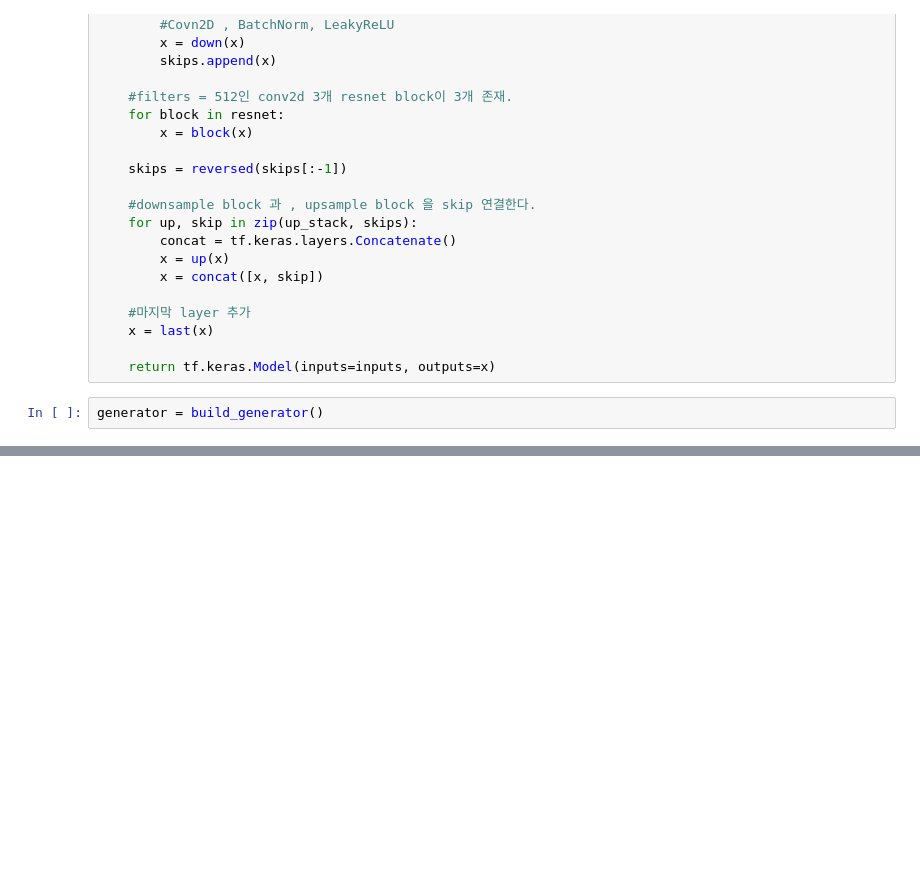
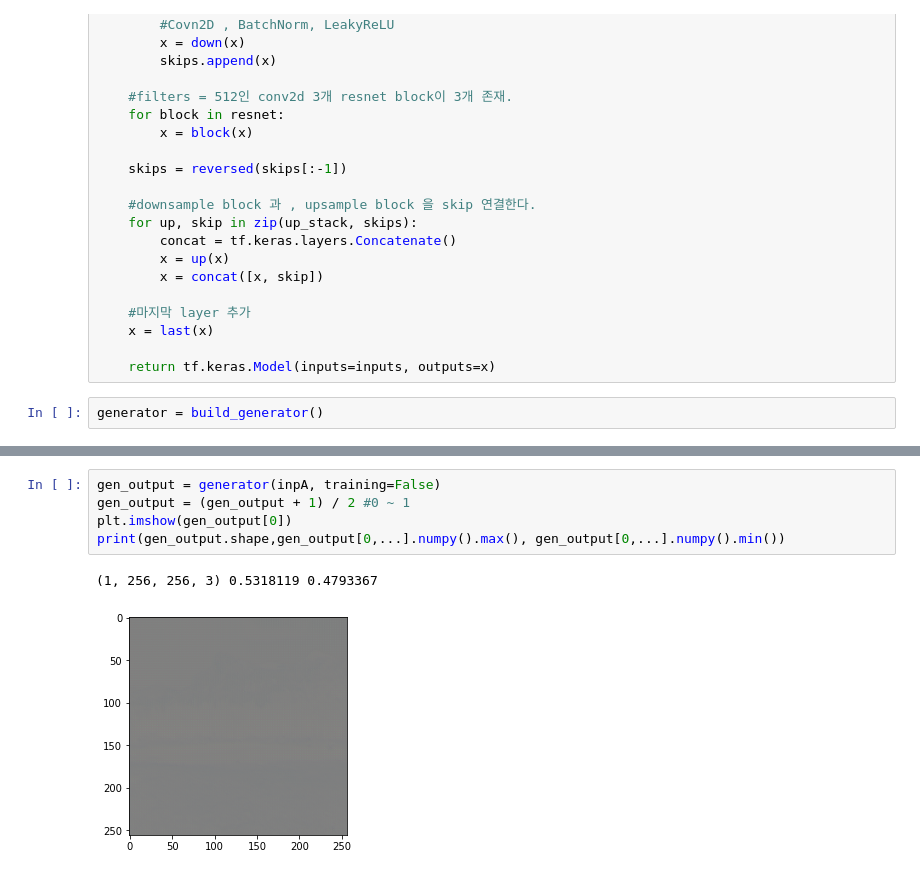
Before and after one commit to kimhwijin/GAN_tutorial, a Jupyter notebook: GAN/CycleGAN.ipynb, the cells around one changed output, grey strips where cells are left out. Cells and saved outputs as stored; diff of their text form; blank space fills up the shorter version.

```diff
--- a/GAN/CycleGAN.ipynb
+++ b/GAN/CycleGAN.ipynb
@@ -178,0 +199,8 @@ tf.keras.utils.plot_model(generator, 'drive/MyDrive/Colab Notebooks/models/cycle
+# %%
+gen_output = generator(inpA, training=False)
+gen_output = (gen_output + 1) / 2 #0 ~ 1
+plt.imshow(gen_output[0])
+print(gen_output.shape,gen_output[0,...].numpy().max(), gen_output[0,...].numpy().min())
+# %% [output]
+(1, 256, 256, 3) 0.5318119 0.4793367
+[figure, added]
```
Also changed, not shown: parts of 14 cells of this notebook.
